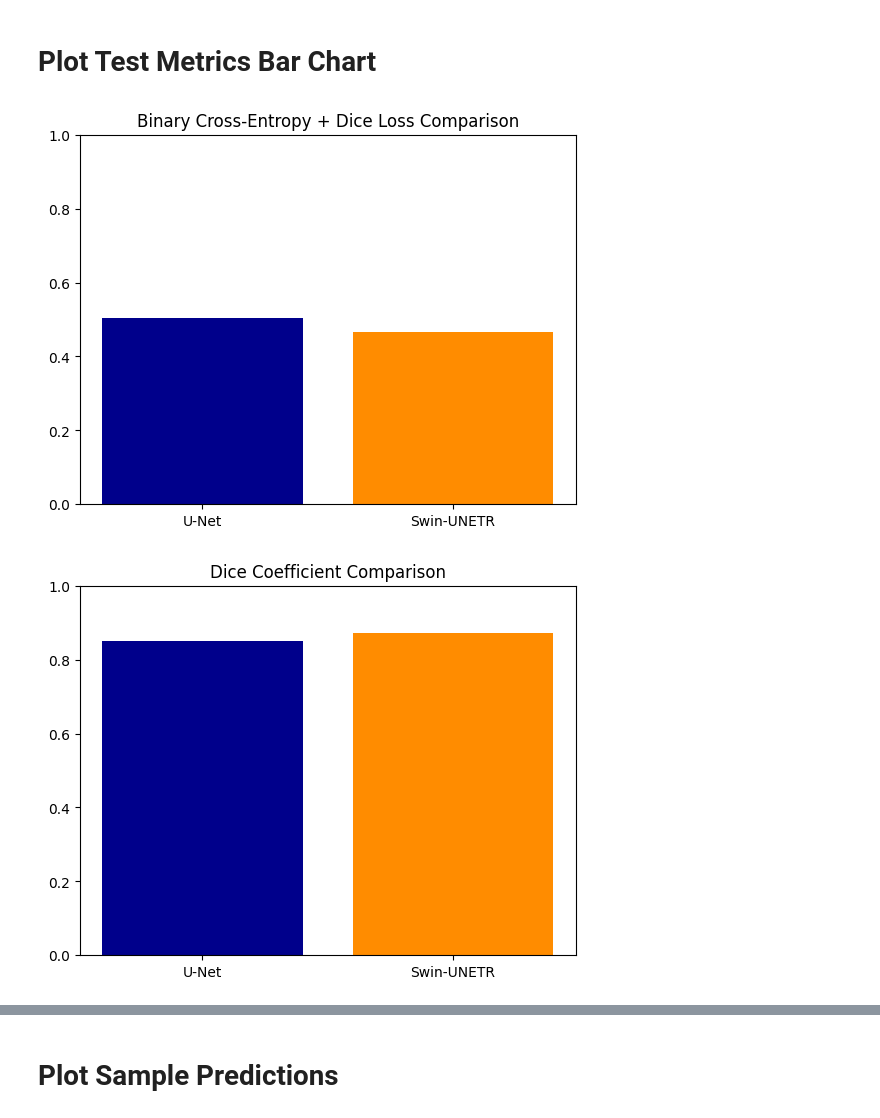
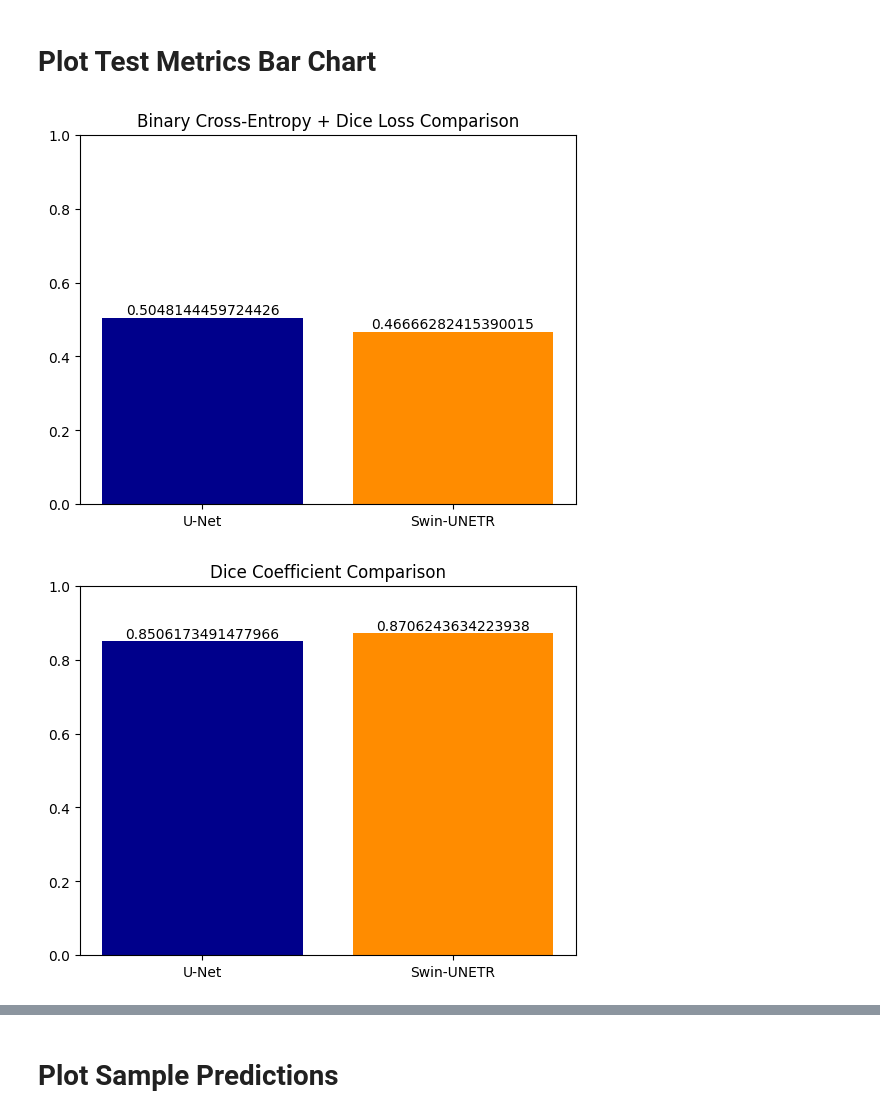
Before and after one commit to andreyestevam/CMSC324-FinalProject, a Jupyter notebook: final_project/03_evaluate_modelsCORRECT.ipynb, the cells around one changed output, grey strips where cells are left out. Saved outputs shown, nothing was run; the diff lists cells and outputs as text; code cells hidden in the pictures.

Commit message:
update bar chart

```diff
--- a/final_project/03_evaluate_modelsCORRECT.ipynb
+++ b/final_project/03_evaluate_modelsCORRECT.ipynb
@@ -197,30 +197,39 @@ plt.show()
 # %%
 models = ["U-Net", "Swin-UNETR"]
 colors = ["darkblue", "darkorange"]
 
 # Loss comparisons
 losses = [unet_loss, swin_loss]
-plt.bar(models, losses, color = colors)
+bars = plt.bar(models, losses, color = colors)
 plt.title("Binary Cross-Entropy + Dice Loss Comparison") # Lower is better
 plt.ylim(0, 1)
+for bar in bars:
+    height = bar.get_height()
+    plt.text(bar.get_x() + bar.get_width() / 2, height, height, ha = "center", va = "bottom")
 plt.savefig("plots/metrics/bce_dice_comparison.png", dpi = 1200, bbox_inches = 'tight')
 plt.show()
 
 # Dice Coefficients
 coefficients = [unet_dice, swin_dice]
-plt.bar(models, coefficients, color = colors)
+bars = plt.bar(models, coefficients, color = colors)
 plt.title("Dice Coefficient Comparison") # Higher is better
 plt.ylim(0, 1)
+for bar in bars:
+    height = bar.get_height()
+    plt.text(bar.get_x() + bar.get_width() / 2, height, height, ha = "center", va = "bottom")
 plt.savefig("plots/metrics/dice_coef_comparison.png", dpi = 1200, bbox_inches = 'tight')
 plt.show()
 
 # Hausdorff Distances
 hausdorffdistances = [unet_hausdorffdistance, swin_hausdorffdistance]
-plt.bar(models, hausdorffdistances, color = colors)
+bars = plt.bar(models, hausdorffdistances, color = colors)
 plt.title("Hausdorff Distance Comparison") # Higher is better
 plt.ylim(0, 30)
+for bar in bars:
+    height = bar.get_height()
+    plt.text(bar.get_x() + bar.get_width() / 2, height, height, ha = "center", va = "bottom")
 plt.savefig("plots/metrics/hausdorffdistances_comparison.png", dpi = 1200, bbox_inches = 'tight')
 plt.show()
 # %% [output]
-[figure, old version]
+[figure, new version]
-[figure, old version]
+[figure, new version]
```
Also changed, not shown: parts of 1 cell of this notebook, 3 other files.
